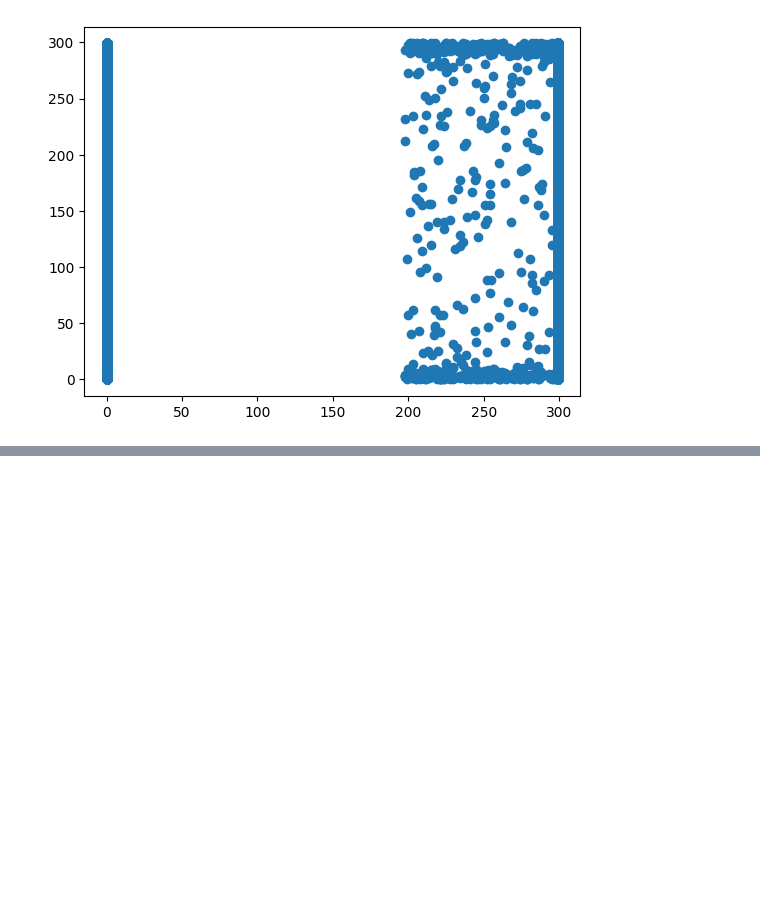
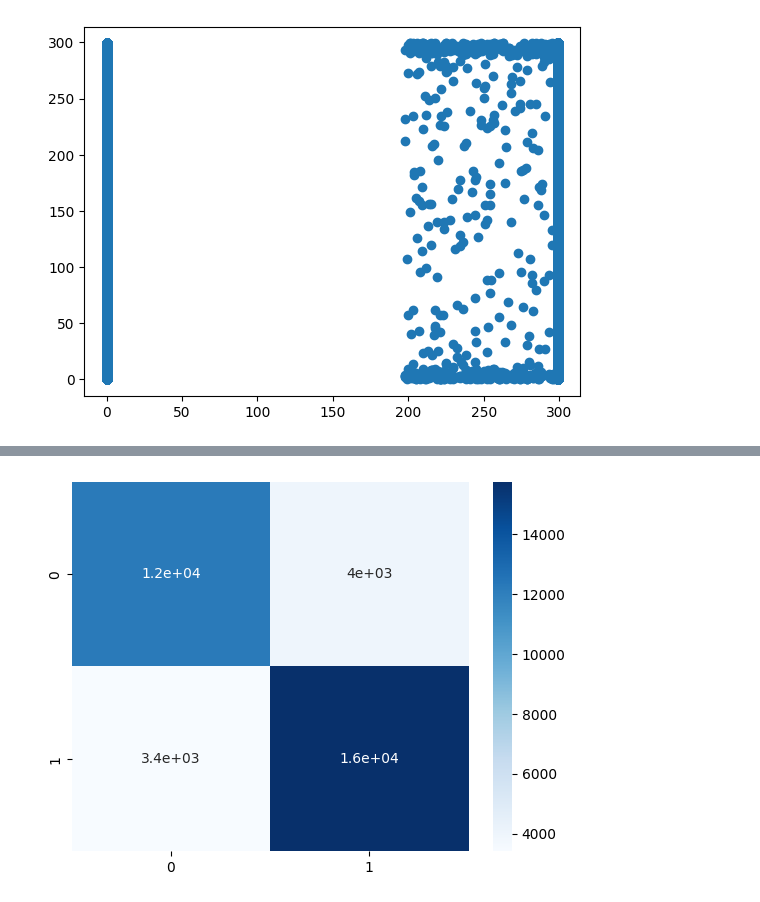
Before and after one commit to InnerShadow/PGAM, a Jupyter notebook: PGAM.ipynb, the cells around one changed output, grey strips where cells are left out. Saved outputs shown, nothing was run; the diff lists cells and outputs as text; code cells hidden in the pictures; blank space fills up the shorter version.

```diff
--- a/PGAM.ipynb
+++ b/PGAM.ipynb
@@ -757,0 +1083,85 @@ plt.scatter(y_test_end, predictions[2], cmap = 'viridis')
+# %%
+inp_seq1 = Input(shape = (900, 1))
+features1 = BatchNormalization()(inp_seq1)
+features1 = Conv1D(32, 3, padding = 'same', activation = 'elu')(features1)
+features1 = MaxPooling1D(2)(features1)
+features1 = BatchNormalization()(features1)
+features1 = Dropout(0.1)(features1)
+features1 = Conv1D(64, 3, padding = 'same', activation = 'elu')(features1)
+features1 = MaxPooling1D(2)(features1)
+features1 = BatchNormalization()(features1)
+features1 = Dropout(0.1)(features1)
+features1 = Conv1D(128, 3, padding = 'same', activation = 'elu')(features1)
+features1 = MaxPooling1D(2)(features1)
+features1 = BatchNormalization()(features1)
+features1 = Dropout(0.1)(features1)
+features1 = Conv1D(128, 3, padding = 'same', activation = 'elu')(features1)
+features1 = MaxPooling1D(2)(features1)
+features1 = Dropout(0.1)(features1)
+features1 = Flatten()(features1)
+features1 = Dense(256, activation = 'elu')(features1)
+
+inp_seq2 = Input(shape = (300, 1))
+features2 = BatchNormalization()(inp_seq2)
+features2 = Conv1D(32, 3, padding = 'same', activation = 'elu')(features2)
+features2 = MaxPooling1D(2)(features2)
+features2 = BatchNormalization()(features2)
+features2 = Dropout(0.1)(features2)
+features2 = Conv1D(64, 3, padding = 'same', activation = 'elu')(features2)
+features2 = MaxPooling1D(2)(features2)
+features2 = Dropout(0.1)(features2)
+features2 = Flatten()(features2)
+features2 = Dense(256, activation = 'elu')(features2)
+
+inp_feature3 = Input(shape = (X_train.shape[1], ))
+features3 = BatchNormalization()(inp_feature3)
+features3 = Dense(256, activation = 'elu')(features3)
+features3 = BatchNormalization()(features3)
+features3 = Dropout(0.1)(features3)
+features3 = Dense(128, activation = 'elu')(features3)
+features3 = BatchNormalization()(features3)
+features3 = Dropout(0.1)(features3)
+features3 = Dense(64, activation = 'elu')(features3)
+
+concat = concatenate([features1, features2, features3])
+concat = Dense(512, activation = 'elu')(concat)
+concat = BatchNormalization()(concat)
+concat = Dropout(0.1)(concat)
+concat = Dense(256, activation = 'elu')(concat)
+concat = BatchNormalization()(concat)
+
+out_start = Dense(128, activation = 'elu')(concat)
+out_start = Dense(1, activation = 'linear', name = 'out_start')(out_start)
+
+out_end = Dense(128, activation = 'elu')(concat)
+out_end = Dense(1, activation = 'linear', name = 'out_end')(out_end)
+
+out_classification = Dense(128, activation = 'elu')(concat)
+out_classification = Dense(2, activation = 'softmax', name = 'out_classification')(out_classification)
+
+model = Model(inputs = [inp_seq1, inp_seq2, inp_feature3], outputs = [out_classification, out_start, out_end])
+optimizer = Nadam(learning_rate = 0.01)
+model.compile(optimizer = optimizer, loss = ['binary_crossentropy', 'mean_squared_error', 'mean_squared_error'],
+               metrics = ['accuracy'])
+
+model.summary()
+
+hist = model.fit([X_train_seq1, X_train_seq2, X_train], [y_train, y_train_start, y_train_end], batch_size = 256, epochs = 50,
+                 validation_data = [[X_test_seq1, X_test_seq2, X_test], [y_test, y_test_start, y_test_end]],
+                 callbacks = [earlystopping, reducelr])
+
+predictions = model.predict([X_test_seq1, X_test_seq2, X_test])
+sns.heatmap(confusion_matrix(np.argmax(y_test, axis = 1), np.argmax(predictions[0], axis = 1)), annot = True, cmap = 'Blues')
+plt.show()
+print(classification_report(np.argmax(y_test, axis = 1), np.argmax(predictions[0], axis = 1)))
+
+predictions[1] = np.minimum(predictions[1], 10)
+predictions[1] = np.maximum(predictions[1], 0)
+plt.scatter(y_test_start, predictions[1], cmap = 'viridis')
+plt.show()
+
+predictions[2] = np.minimum(predictions[2], 299)
+predictions[2] = np.maximum(predictions[2], 0)
+plt.scatter(y_test_end, predictions[2], cmap = 'viridis')
+plt.show()
+# %% [output]
@@ -757,0 +1185 @@ plt.scatter(y_test_end, predictions[2], cmap = 'viridis')
+[figure, added]
```
Also changed, not shown: parts of 12 cells of this notebook.
